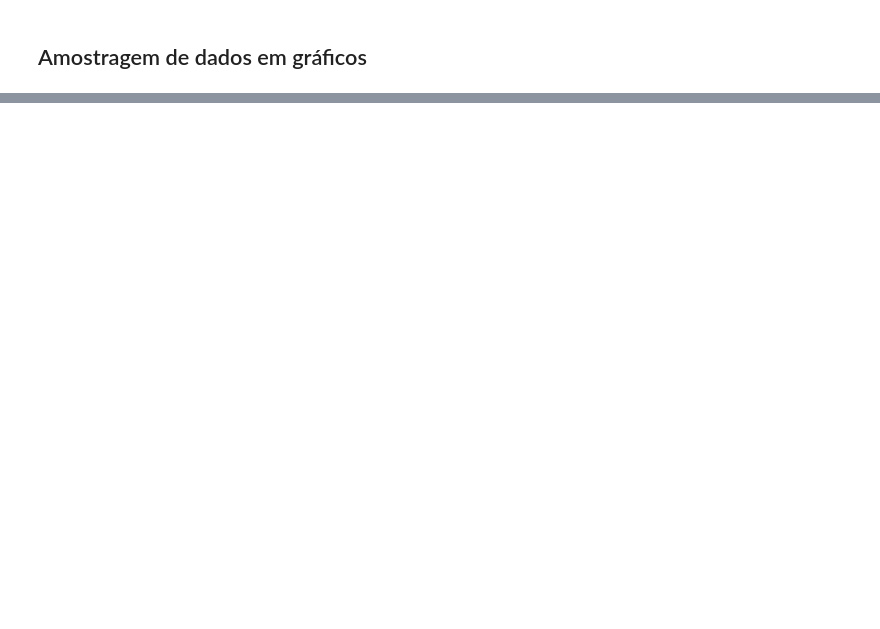
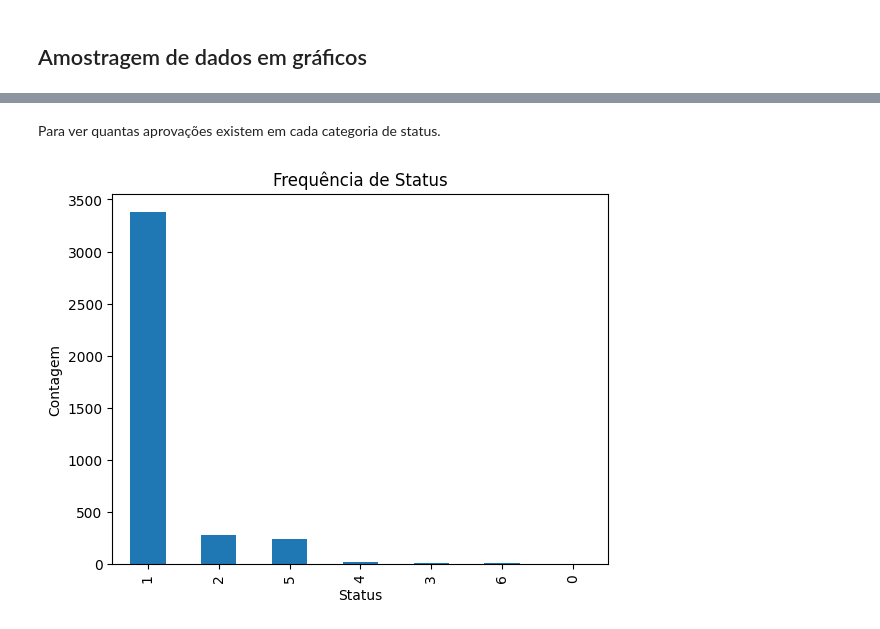
Before and after one commit to melissaoli07/rpmoney-consultoria, a Jupyter notebook: rpmoney_consultoria.ipynb, the cells around one changed output, grey strips where cells are left out. Cells and saved outputs as stored; diff of their text form; code cells hidden in the pictures; blank space fills up the shorter version.

```diff
--- a/rpmoney_consultoria.ipynb
+++ b/rpmoney_consultoria.ipynb
@@ -181,0 +273,10 @@ onehot = OneHotEncoder()
+# %% [markdown]
+Para ver quantas aprovações existem em cada categoria de status.
+# %%
+df['status'].value_counts().plot(kind='bar')
+plt.title('Frequência de Status')
+plt.xlabel('Status')
+plt.ylabel('Contagem')
+plt.show()
+# %% [output]
+[figure, added]
```
Also changed, not shown: parts of 32 cells of this notebook.
